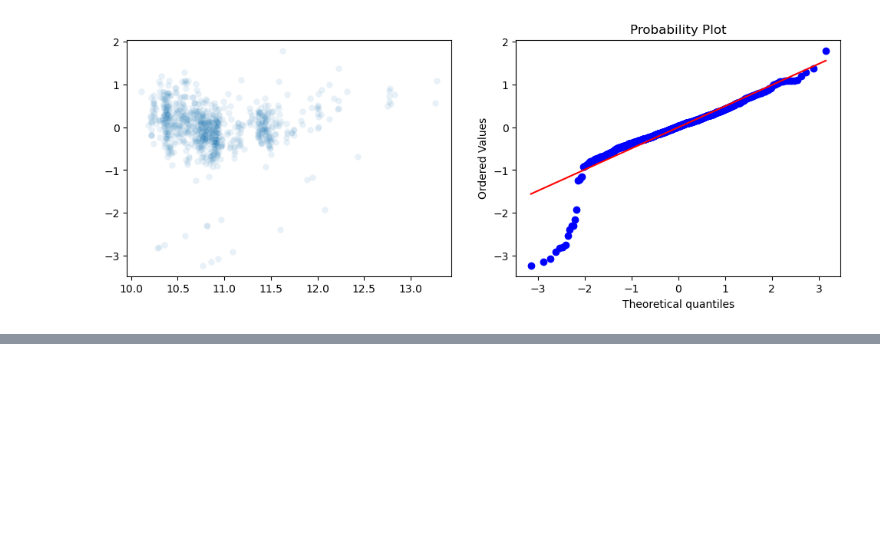
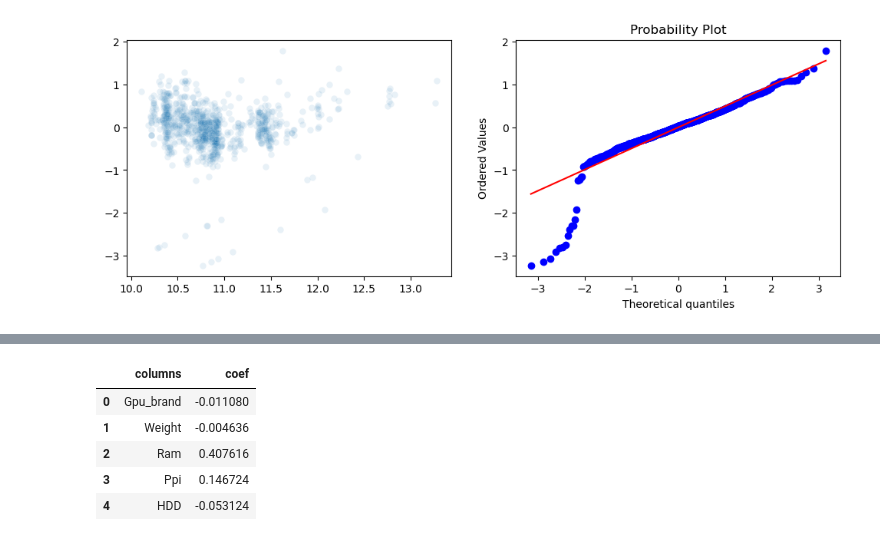
Before and after one commit to jf-garciam1/Lab-BI, a Jupyter notebook: Lab2/Lab2.ipynb, the cells around one changed output, grey strips where cells are left out. Drawn from its saved outputs; the diff is of its cells as text; code cells hidden in the pictures; blank space fills up the shorter version.

```diff
--- a/Lab2/Lab2.ipynb
+++ b/Lab2/Lab2.ipynb
@@ -758,0 +787,9 @@ _ = stats.probplot(errors, dist="norm", plot=axes[1])
+# %%
+pd.DataFrame({"columns": features, "coef": pipeline["model"].coef_})
+# %% [output]
+|  | columns | coef |
+| 0 | Gpu_brand | -0.011080 |
+| 1 | Weight | -0.004636 |
+| 2 | Ram | 0.407616 |
+| 3 | Ppi | 0.146724 |
+| 4 | HDD | -0.053124 |
```
Also changed, not shown: parts of 15 cells of this notebook, 1 other file.
